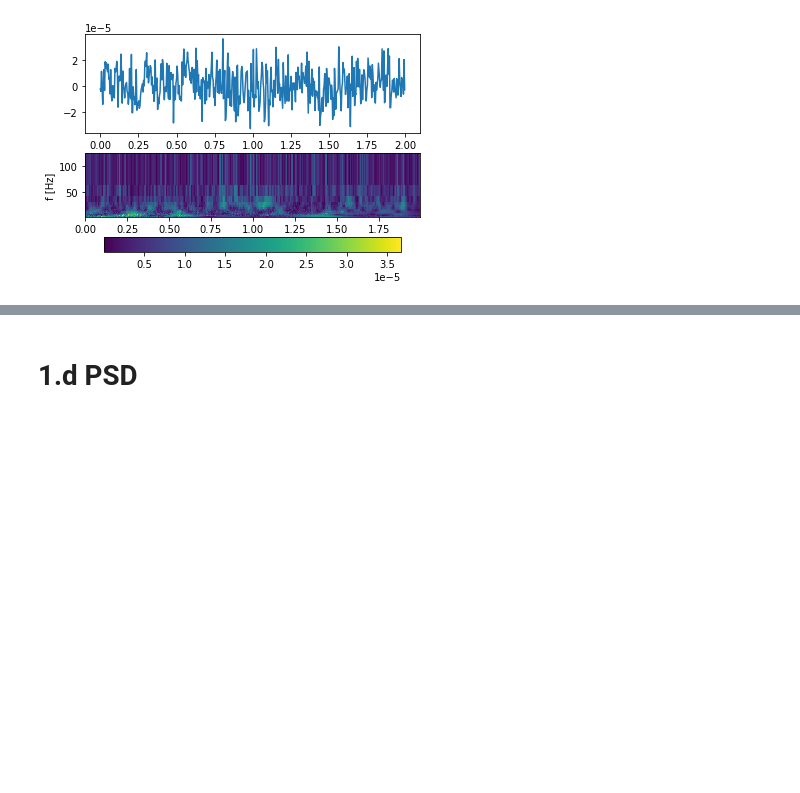
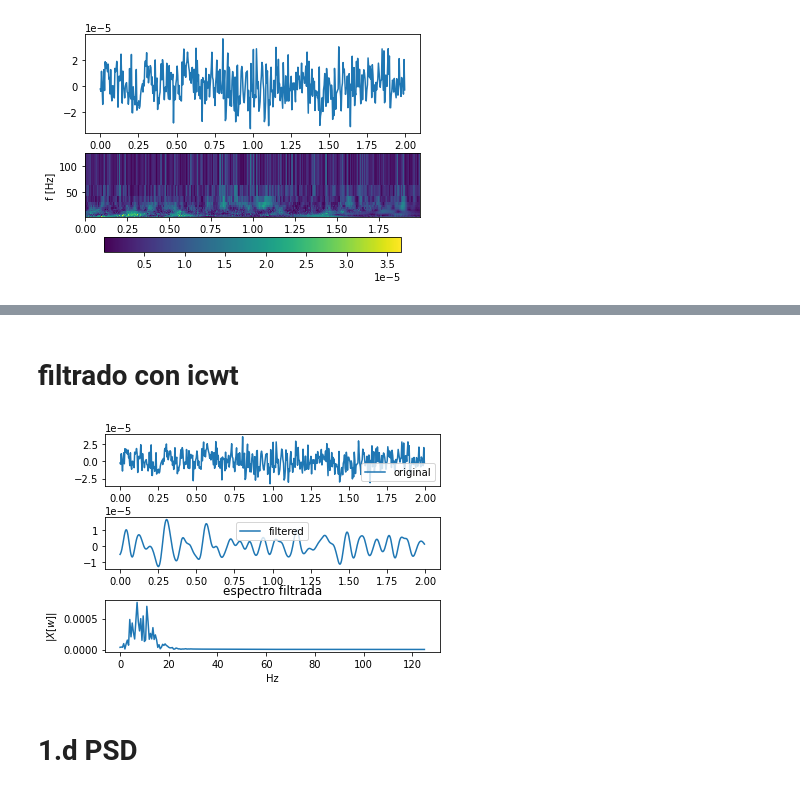
Before and after one commit to amalvarezme/ProcesoDigitalSen, a Jupyter notebook: ProyectoFinalPDS_20201.ipynb, the cells around one changed output, grey strips where cells are left out. Saved outputs shown, nothing was run; the diff lists cells and outputs as text; code cells hidden in the pictures; blank space fills up the shorter version.

```diff
--- a/ProyectoFinalPDS_20201.ipynb
+++ b/ProyectoFinalPDS_20201.ipynb
@@ -229,3 +267,30 @@ plt.savefig('results/cwt_cmor.pdf', dpi=300)
+# %% [markdown]
+# filtrado con icwt
+# %%
+xe = wavelet.icwt(wave, scales, dt=1/fs,wavelet= mother,dj=dj)
+#pintar espectro
+vf = np.fft.rfftfreq(len(xe),1/fs)  # pasar eje x a Hz segun  numero de puntos y periodo muestreo
+xefft = np.fft.rfft(xe)
+
+plt.subplot(311)
+plt.plot(vt,Xraw[trail,chi,:],label='original')
+plt.legend()
+
+plt.subplot(312)
+plt.plot(vt,xe,label='filtered')
+plt.legend()
+
+
+plt.subplot(313)
+plt.plot(vf,abs(xefft))
+plt.xlabel('Hz')
+plt.ylabel('$|X[w]|$')
+plt.title('espectro filtrada')
+
+plt.subplots_adjust(hspace=0.6,wspace=0.6)
+plt.show()
+# %% [output]
+[figure, added]
 # %% [markdown]
 # 1.d PSD
 # %%
```
Also changed, not shown: parts of 4 cells of this notebook.
